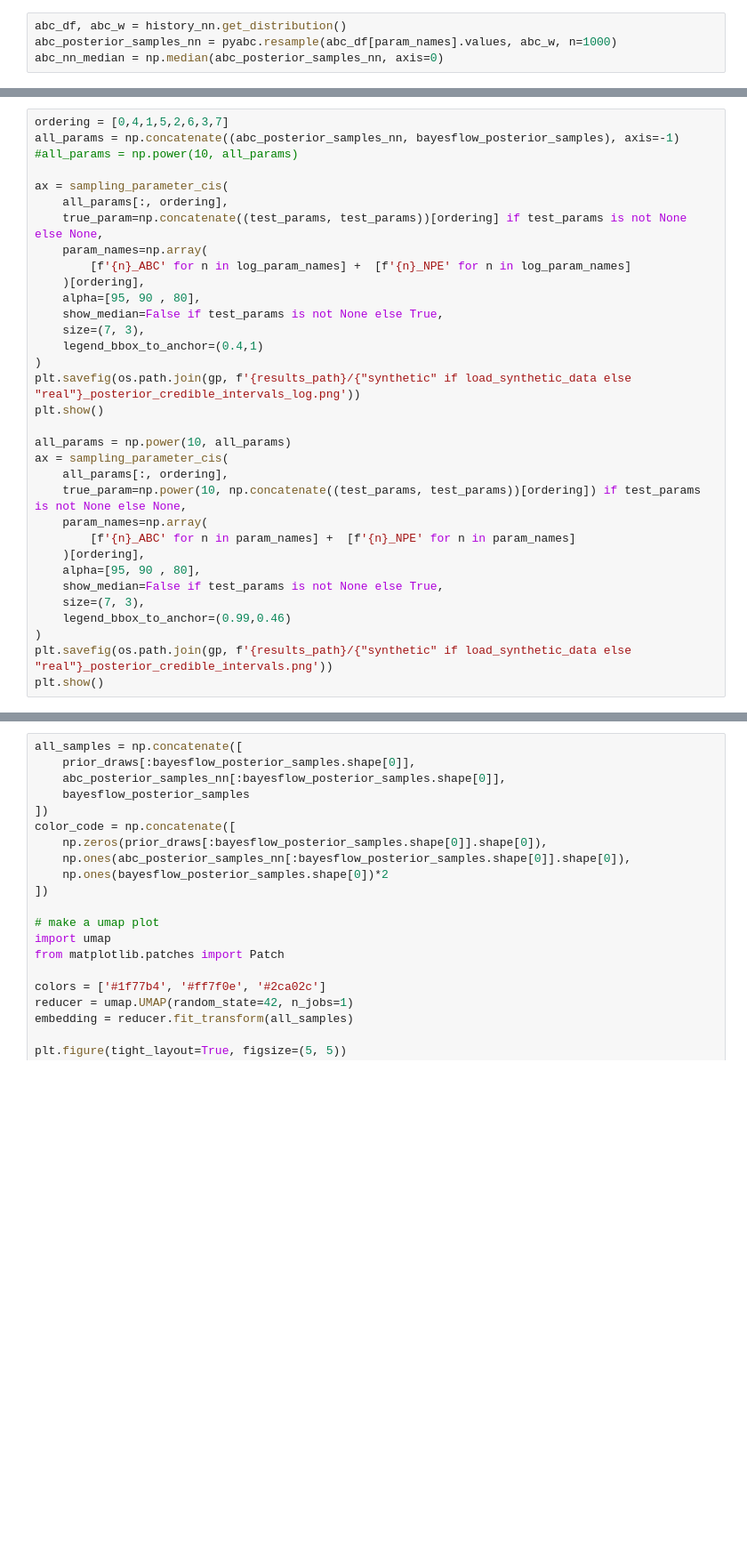
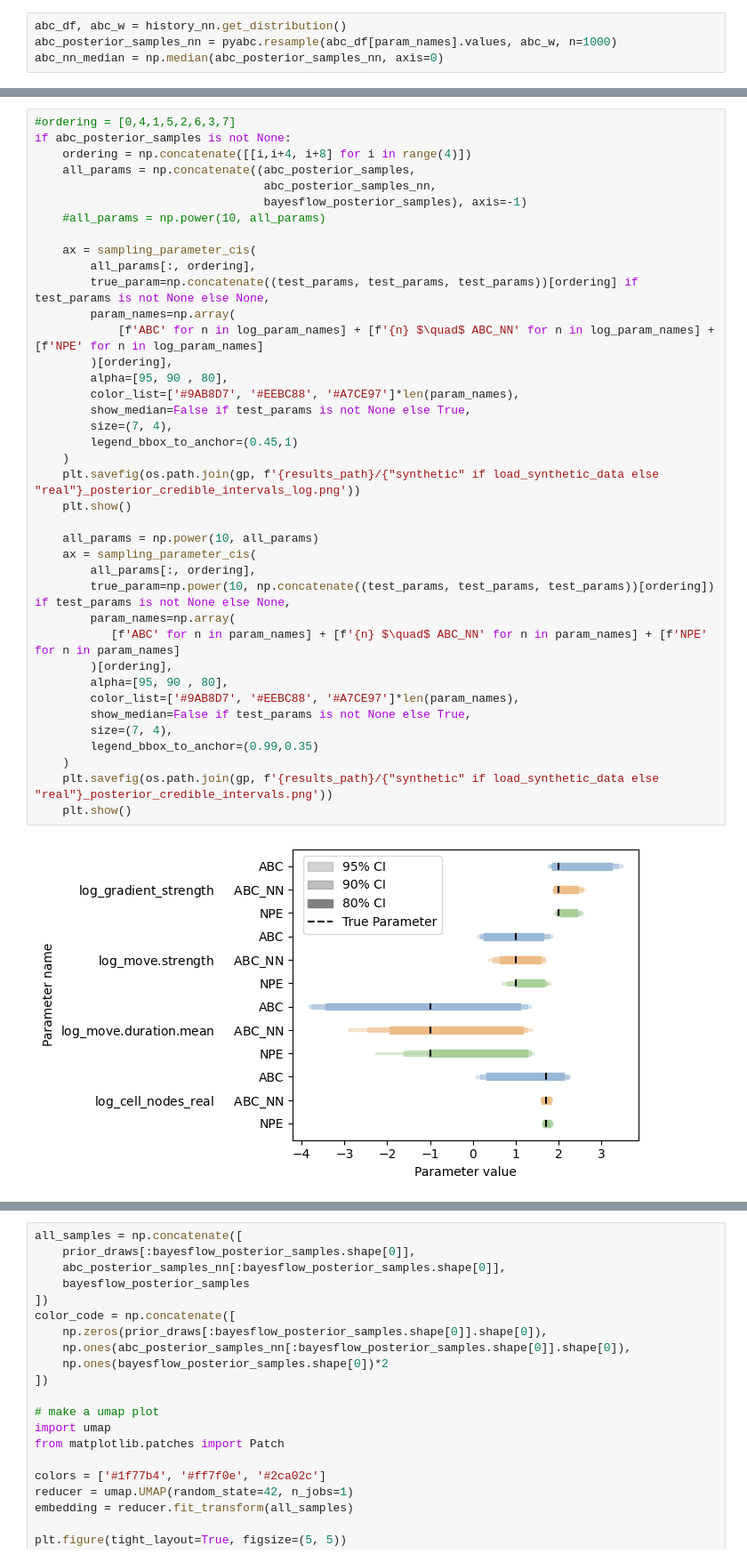
Before and after one commit to arrjon/CellMigration, a Jupyter notebook: learned_summaries/cell_migration_pyabc.ipynb, the cells around one changed output, grey strips where cells are left out. Shown at 89% size. Drawn from its saved outputs; the diff is of its cells as text; blank space fills up the shorter version.

```diff
--- a/learned_summaries/cell_migration_pyabc.ipynb
+++ b/learned_summaries/cell_migration_pyabc.ipynb
@@ -529,33 +579,41 @@ if abc_posterior_samples is not None:
 # %%
-ordering = [0,4,1,5,2,6,3,7]
-all_params = np.concatenate((abc_posterior_samples_nn, bayesflow_posterior_samples), axis=-1)
-#all_params = np.power(10, all_params)
+#ordering = [0,4,1,5,2,6,3,7]
+if abc_posterior_samples is not None:
+    ordering = np.concatenate([[i,i+4, i+8] for i in range(4)])
+    all_params = np.concatenate((abc_posterior_samples,
+                                 abc_posterior_samples_nn,
+                                 bayesflow_posterior_samples), axis=-1)
+    #all_params = np.power(10, all_params)
 
-ax = sampling_parameter_cis(
-    all_params[:, ordering],
-    true_param=np.concatenate((test_params, test_params))[ordering] if test_params is not None else None,
-    param_names=np.array(
-        [f'{n}_ABC' for n in log_param_names] +  [f'{n}_NPE' for n in log_param_names]
-    )[ordering],
-    alpha=[95, 90 , 80],
-    show_median=False if test_params is not None else True,
-    size=(7, 3),
-    legend_bbox_to_anchor=(0.4,1)
-)
-plt.savefig(os.path.join(gp, f'{results_path}/{"synthetic" if load_synthetic_data else "real"}_posterior_credible_intervals_log.png'))
-plt.show()
+    ax = sampling_parameter_cis(
+        all_params[:, ordering],
+        true_param=np.concatenate((test_params, test_params, test_params))[ordering] if test_params is not None else None,
+        param_names=np.array(
+            [f'ABC' for n in log_param_names] + [f'{n} $\quad$ ABC_NN' for n in log_param_names] + [f'NPE' for n in log_param_names]
+        )[ordering],
+        alpha=[95, 90 , 80],
+        color_list=['#9AB8D7', '#EEBC88', '#A7CE97']*len(param_names),
+        show_median=False if test_params is not None else True,
+        size=(7, 4),
+        legend_bbox_to_anchor=(0.45,1)
+    )
+    plt.savefig(os.path.join(gp, f'{results_path}/{"synthetic" if load_synthetic_data else "real"}_posterior_credible_intervals_log.png'))
+    plt.show()
 
-all_params = np.power(10, all_params)
-ax = sampling_parameter_cis(
-    all_params[:, ordering],
-    true_param=np.power(10, np.concatenate((test_params, test_params))[ordering]) if test_params is not None else None,
-    param_names=np.array(
-        [f'{n}_ABC' for n in param_names] +  [f'{n}_NPE' for n in param_names]
-    )[ordering],
-    alpha=[95, 90 , 80],
-    show_median=False if test_params is not None else True,
-    size=(7, 3),
-    legend_bbox_to_anchor=(0.99,0.46)
-)
-plt.savefig(os.path.join(gp, f'{results_path}/{"synthetic" if load_synthetic_data else "real"}_posterior_credible_intervals.png'))
-plt.show()
+    all_params = np.power(10, all_params)
+    ax = sampling_parameter_cis(
+        all_params[:, ordering],
+        true_param=np.power(10, np.concatenate((test_params, test_params, test_params))[ordering]) if test_params is not None else None,
+        param_names=np.array(
+           [f'ABC' for n in param_names] + [f'{n} $\quad$ ABC_NN' for n in param_names] + [f'NPE' for n in param_names]
+        )[ordering],
+        alpha=[95, 90 , 80],
+        color_list=['#9AB8D7', '#EEBC88', '#A7CE97']*len(param_names),
+        show_median=False if test_params is not None else True,
+        size=(7, 4),
+        legend_bbox_to_anchor=(0.99,0.35)
+    )
+    plt.savefig(os.path.join(gp, f'{results_path}/{"synthetic" if load_synthetic_data else "real"}_posterior_credible_intervals.png'))
+    plt.show()
+# %% [output]
+[figure, added]
```
Also changed, not shown: parts of 18 cells of this notebook, 11 other files.
